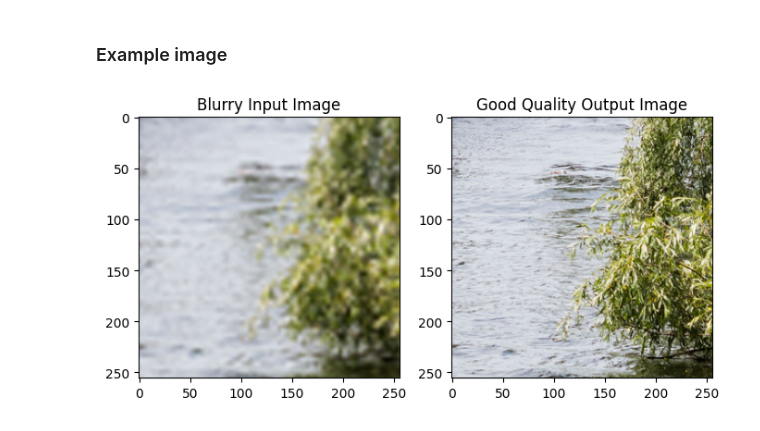
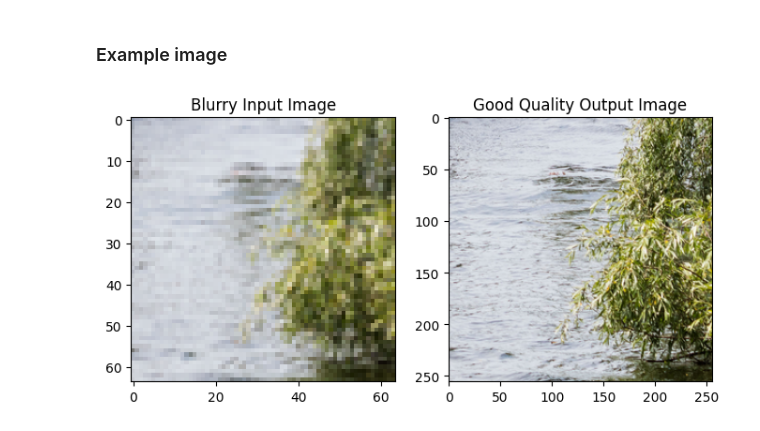
Before and after one commit to Antioksidan/DeepLearning, a Jupyter notebook: data_exploration.ipynb, the cells around one changed output. Drawn from its saved outputs; the diff is of its cells as text; code cells hidden in the pictures.

```diff
--- a/data_exploration.ipynb
+++ b/data_exploration.ipynb
@@ -70,18 +70,21 @@ test_labels image size: {(256, 256)}
 # %%
 img_in = cv2.imread("Dataset/train/input_10.png")
 img_out = cv2.imread("Dataset/train_labels/output_10.png")
+
+# Convert img_in to 64x64 instead of 256x256
+img_in = cv2.resize(img_in, (64, 64), interpolation=cv2.INTER_CUBIC)
 
 # Convert BGR to RGB
 img_in_rgb = cv2.cvtColor(img_in, cv2.COLOR_BGR2RGB)
 img_out_rgb = cv2.cvtColor(img_out, cv2.COLOR_BGR2RGB)
 
 plt.figure(figsize=(8, 16))
 plt.subplot(1,2,1)
 plt.imshow(img_in_rgb)
 plt.title('Blurry Input Image')
 plt.subplot(1,2,2)
 plt.imshow(img_out_rgb)
 plt.title('Good Quality Output Image')
 plt.show()
 # %% [output]
-[figure, old version]
+[figure, new version]
```
Also changed, not shown: 3 other files.
